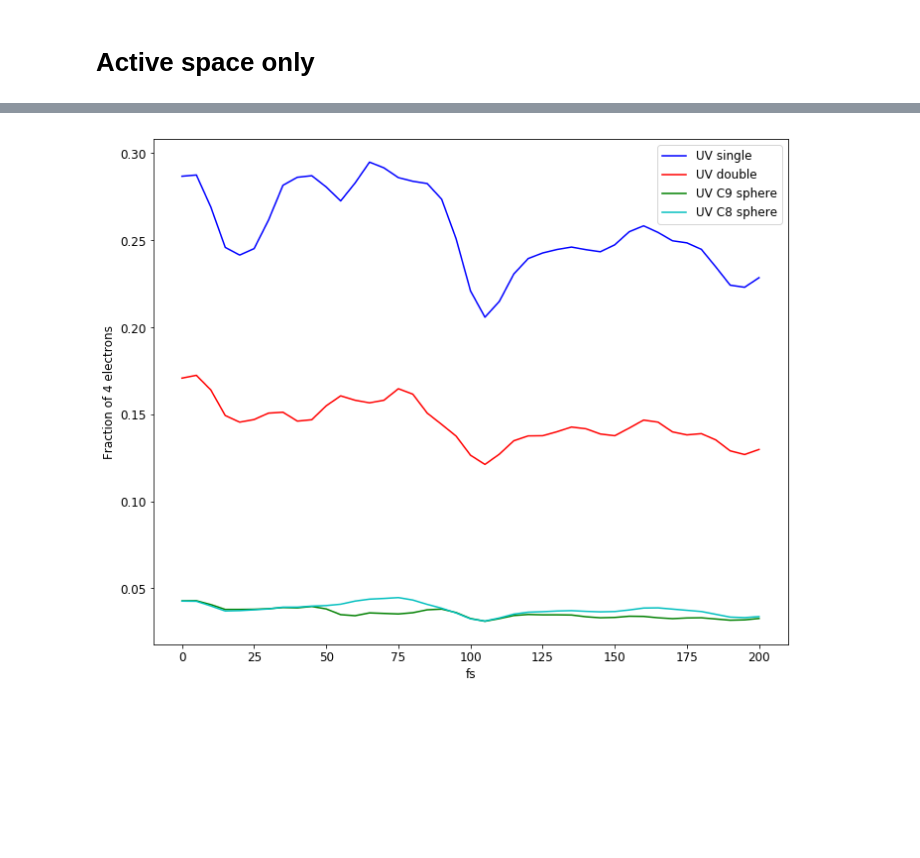
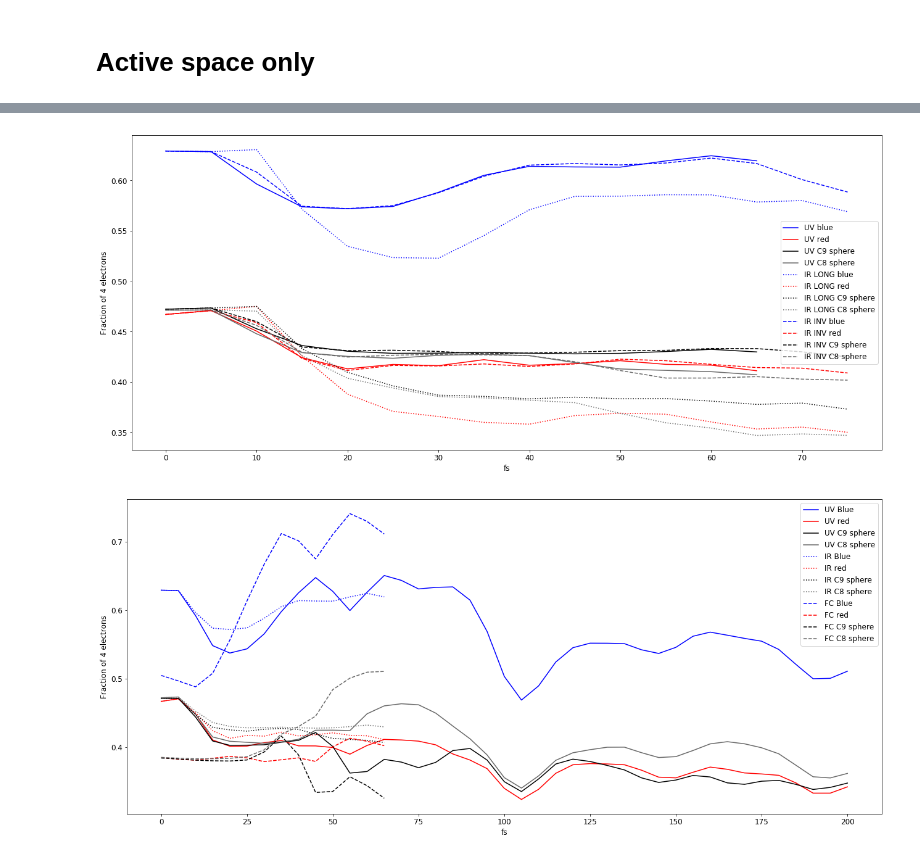
Before and after one commit to acuzzio/GridQuantumPropagator, a Jupyter notebook: Scripts/Between_bonds_paper.ipynb, the cells around one changed output, grey strips where cells are left out. Saved outputs shown, nothing was run; the diff lists cells and outputs as text; code cells hidden in the pictures; blank space fills up the shorter version.

```diff
--- a/Scripts/Between_bonds_paper.ipynb
+++ b/Scripts/Between_bonds_paper.ipynb
@@ -193,0 +185,6 @@ vmd /home/alessio/prova_bonds_cylinder/new_first.xyz
+# %%
+folddat = '/home/alessio/densities/From_pinot/calculationZ/r_c-1.6-r_s-1.6-cs-0.6-list/' + '/ACTIVE/'
+
+
+subfolders = sorted([dir for dir in os.listdir(folddat) if os.path.isdir(os.path.join(folddat,dir))])
+print(''.join(['{} -> {}\n'.format(a,b) for a,b in enumerate(subfolders)]))
@@ -194,22 +203,61 @@ vmd /home/alessio/prova_bonds_cylinder/new_first.xyz
+# %%
+select_these = [3,2,1]
+
+lts = ['-',':','--']
+#fol_lab = ['IR NOR','IR LONG', 'IR INV']
+fol_lab = ['UV','IR LONG', 'IR INV']
+
+
+fig, ax0 = plt.subplots(1,1,figsize = (18,8))
+
+
+for ii,i in enumerate(select_these):
+    subdir = os.path.join(folddat,subfolders[i])
+    files_dat = sorted([ os.path.join(subdir,x) for x in os.listdir(subdir) if x[-4:] == '.dat' and x[0] == 'l'])
+    data = [ np.loadtxt(i) for i in files_dat ]
+
+
+    colors = ['b','r','k','dimgray']
+    labels = ['blue','red','C9 sphere','C8 sphere']
+
+    for j, this_data in enumerate(data):
+        ax0.plot(this_data[:,0],this_data[:,1], label='{} {}'.format(fol_lab[ii], labels[j]), color=colors[j],linestyle=lts[ii])
+
+
+#ax0.set_xlim([0,40])
+ax0.set_xlabel("fs")
+ax0.set_ylabel('Fraction of 4 electrons')
+ax0.legend()
+fig.tight_layout()
+# %% [output]
+[figure, added]
 # %%
-folddat = '/home/alessio/prova_bonds_cylinder/onlyactive'
+select_these = [0,3,10]
 
-files_dat = glob.glob(folddat + '/*.dat')
-
-data = [ np.loadtxt(i) for i in files_dat ]
-
-fig, ax0 = plt.subplots(1,1,figsize = (10,8))
-
-colors = ['b','r','g','c']
-labels = ['single','double','C9 sphere','C8 sphere']
-
-for i, this_data in enumerate(data):
-    ax0.plot(this_data[:,0],this_data[:,1], label='UV {}'.format(labels[i]), color=colors[i])
+lts = ['-',':','--']
+fol_lab = ['UV','IR', 'FC']
 
 
+fig, ax0 = plt.subplots(1,1,figsize = (18,8))
+
+
+for ii,i in enumerate(select_these):
+    subdir = os.path.join(folddat,subfolders[i])
+    files_dat = [ os.path.join(subdir,x) for x in os.listdir(subdir) if x[-4:] == '.dat']
+
+    data = [ np.loadtxt(i) for i in files_dat ]
+
+
+    colors = ['b','r','k','dimgray']
+    labels = ['Blue','red','C9 sphere','C8 sphere']
+
+    for j, this_data in enumerate(data):
+        ax0.plot(this_data[:,0],this_data[:,1], label='{} {}'.format(fol_lab[ii], labels[j]), color=colors[j],linestyle=lts[ii])
+
+#ax0.set_xlim([0,60])
 ax0.set_xlabel("fs")
 ax0.set_ylabel('Fraction of 4 electrons')
 ax0.legend()
 fig.tight_layout()
 # %% [output]
-[figure, old version]
+[figure, new version]
```
Also changed, not shown: parts of 9 cells of this notebook, 2 other files.
